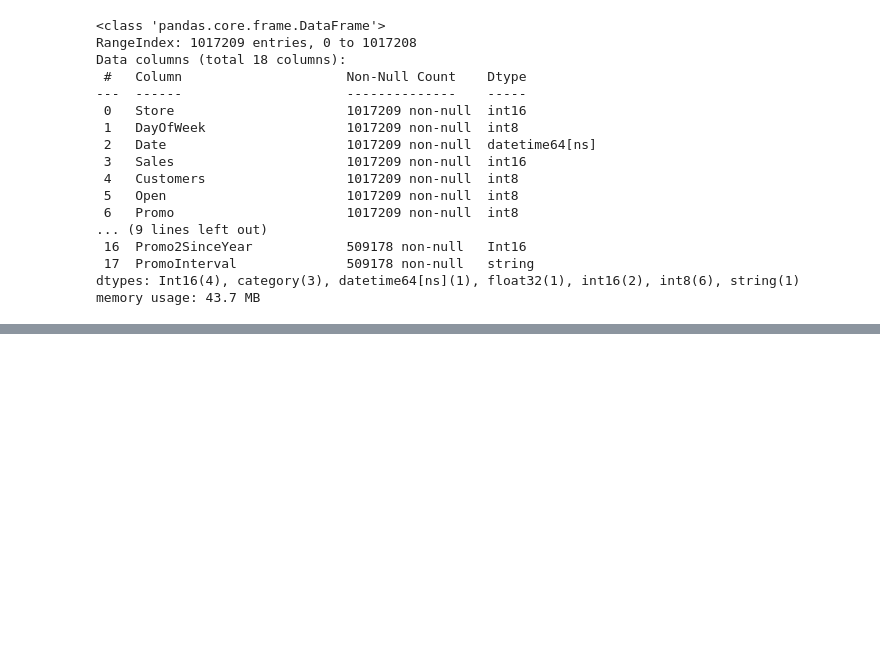
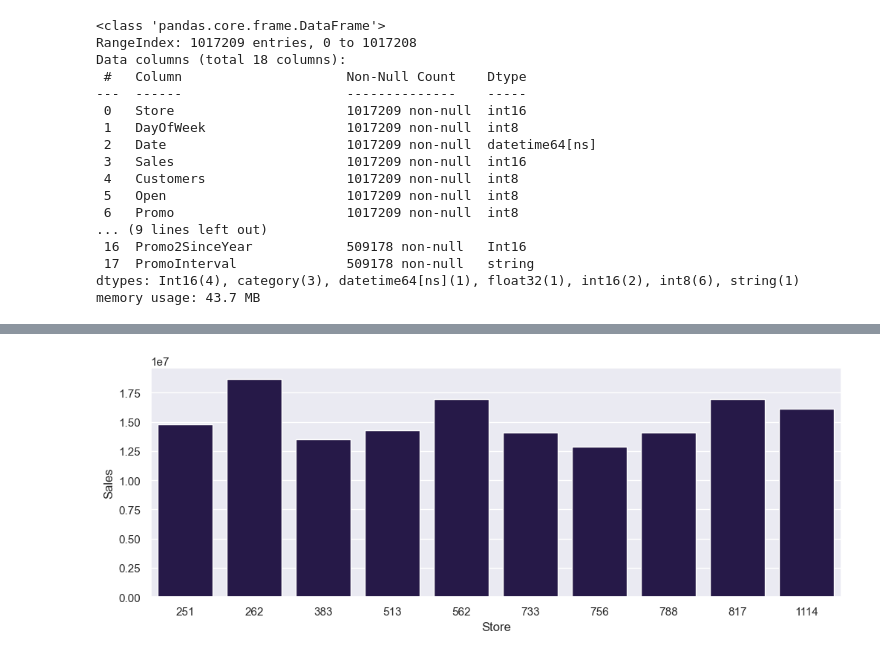
Before and after one commit to Anshu-parmar015/Rossmann-Store-Sales-Data-Analysis, a Jupyter notebook: sales_data.ipynb, the cells around one changed output, grey strips where cells are left out. Drawn from its saved outputs; the diff is of its cells as text; code cells hidden in the pictures; blank space fills up the shorter version.

Commit message:
Add data visualizations and dashboard

```diff
--- a/sales_data.ipynb
+++ b/sales_data.ipynb
@@ -292,0 +403,11 @@ df
+# %%
+#top  10 store by sales
+top_10_sales = df.groupby('Store')['Sales'].sum().nlargest(10)
+# %%
+sns.set_theme(palette='magma')
+# %%
+plt.figure(figsize=(12,4))
+sns.barplot(top_10_sales)
+plt.show()
+# %% [output]
+[figure, added]
```
Also changed, not shown: parts of 13 cells of this notebook.
